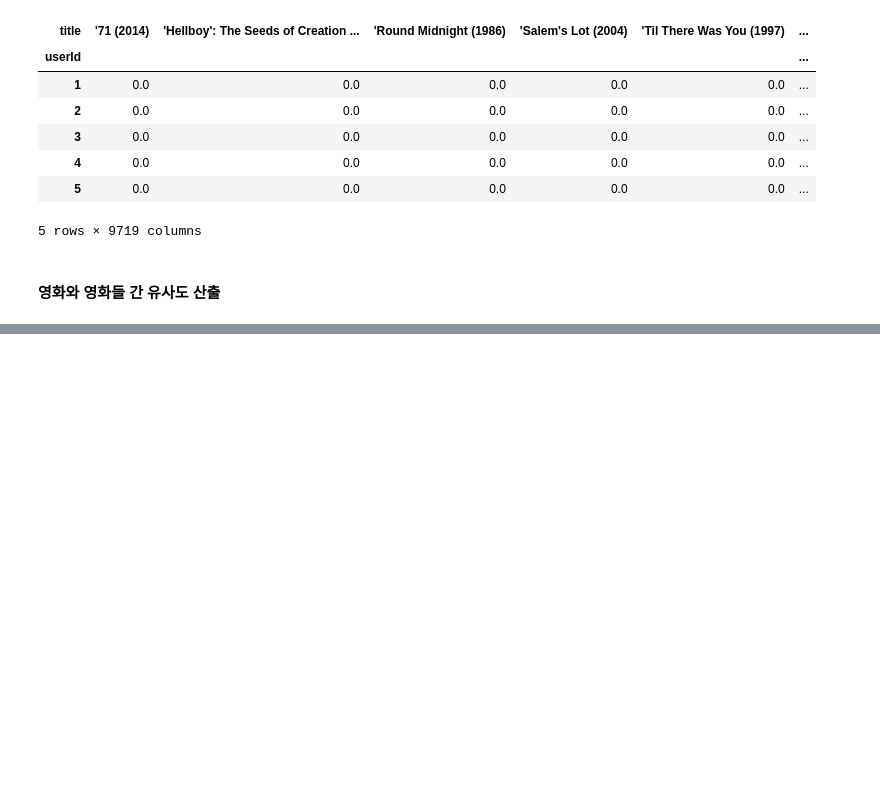
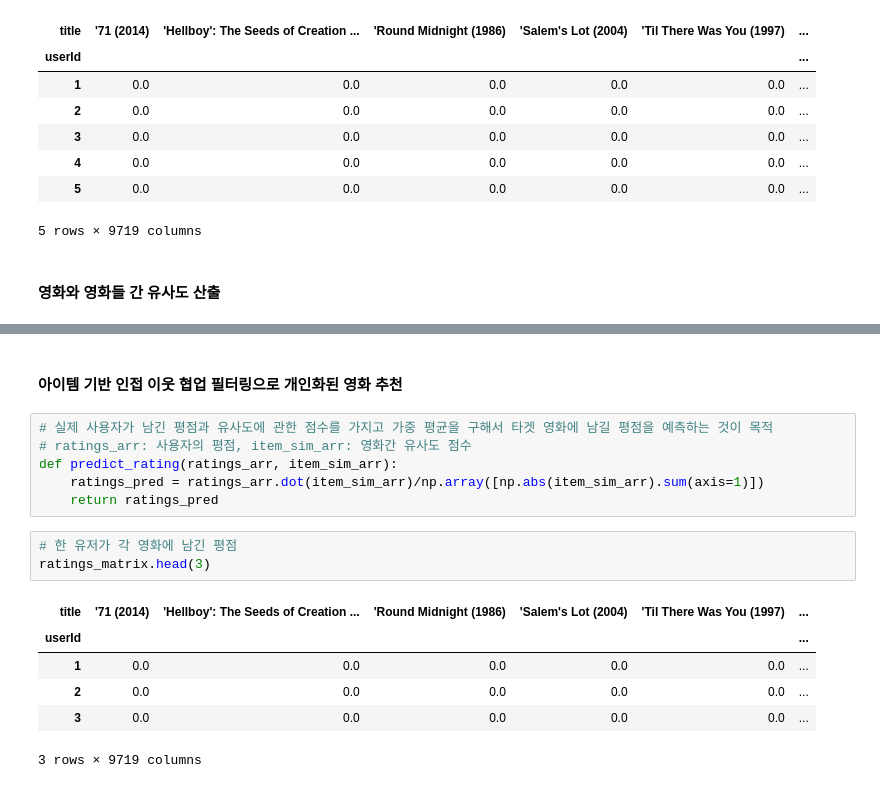
Before and after one commit to minglet/ML_study, a Jupyter notebook: perfect_ml/chap9/item_kn_filtering.ipynb, the cells around one changed output, grey strips where cells are left out. Saved outputs shown, nothing was run; the diff lists cells and outputs as text; blank space fills up the shorter version.

```diff
--- a/perfect_ml/chap9/item_kn_filtering.ipynb
+++ b/perfect_ml/chap9/item_kn_filtering.ipynb
@@ -64,0 +114,18 @@ ratings_matrix.head()
+# %% [markdown]
+#### 아이템 기반 인접 이웃 협업 필터링으로 개인화된 영화 추천
+# %%
+# 실제 사용자가 남긴 평점과 유사도에 관한 점수를 가지고 가중 평균을 구해서 타겟 영화에 남길 평점을 예측하는 것이 목적
+# ratings_arr: 사용자의 평점, item_sim_arr: 영화간 유사도 점수
+def predict_rating(ratings_arr, item_sim_arr):
+    ratings_pred = ratings_arr.dot(item_sim_arr)/np.array([np.abs(item_sim_arr).sum(axis=1)])
+    return ratings_pred
+# %%
+# 한 유저가 각 영화에 남긴 평점
+ratings_matrix.head(3)
+# %% [output]
+| title | '71 (2014) | 'Hellboy': The Seeds of Creation ... | 'Round Midnight (1986) | 'Salem's Lot (2004) | 'Til There Was You (1997) | ... |
+| userId |  |  |  |  |  | ... |
+| 1 | 0.0 | 0.0 | 0.0 | 0.0 | 0.0 | ... |
+| 2 | 0.0 | 0.0 | 0.0 | 0.0 | 0.0 | ... |
+| 3 | 0.0 | 0.0 | 0.0 | 0.0 | 0.0 | ... |
+3 rows × 9719 columns
```
Also changed, not shown: parts of 10 cells of this notebook.
